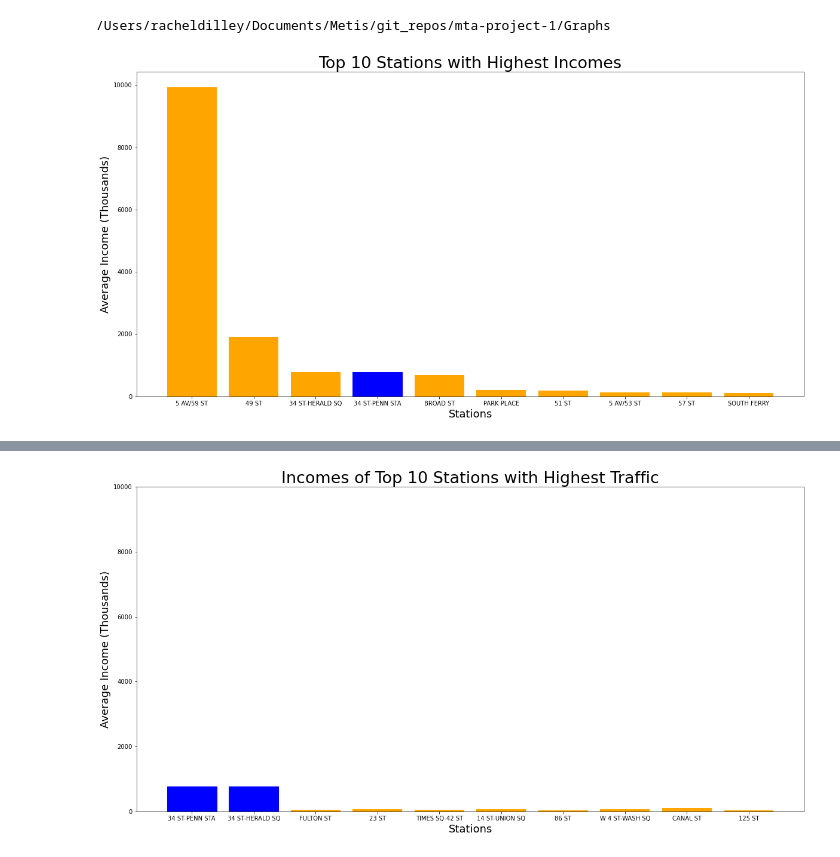
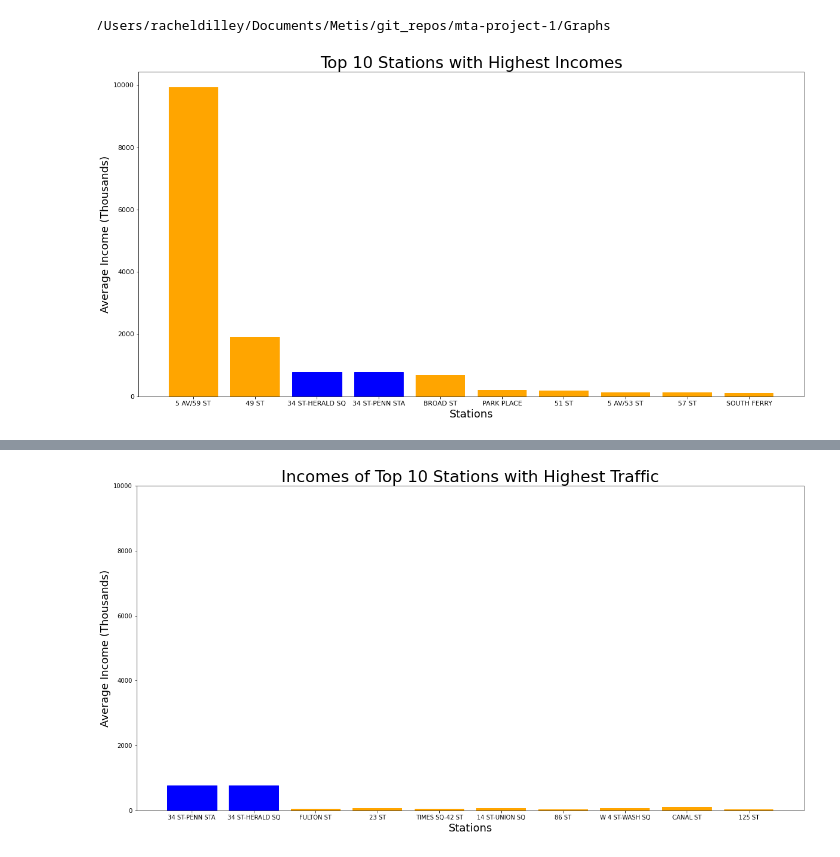
Before and after one commit to racheldilley1/mta-project-1, a Jupyter notebook: Proj2.ipynb, the cells around one changed output, grey strips where cells are left out. Cells and saved outputs as stored; diff of their text form; code cells hidden in the pictures.

```diff
--- a/Proj2.ipynb
+++ b/Proj2.ipynb
@@ -473,22 +473,24 @@ cd Graphs
 # %% [output]
 /Users/racheldilley/Documents/Metis/git_repos/mta-project-1/Graphs
 # %%
+plt.rcParams.update({'font.size': 11})
 top_station_income_df = station_income_df[['Borough_Name','STATION','Avg_Income', 'TOTAL_TRAFFIC']].head(10)
 top_station_income_df['Avg_Income'] = top_station_income_df['Avg_Income']/1000
 #top_station_income_df.duplicated(subset=['STATION'])
 #print(top_station_income_df[top_station_income_df['STATION']==True])
 #print(top_station_income_df[top_station_income_df['STATION']=='34 ST-PENN STA'])
 #plt.rcParams["figure.figsize"] = (8, 4)
 top_inc_bar = plt.bar(top_station_income_df['STATION'], top_station_income_df['Avg_Income'], color='orange')
 plt.xlabel("Stations", fontsize=18)
 plt.ylabel("Average Income (Thousands)",fontsize=18)
 plt.title("Top 10 Stations with Highest Incomes",fontsize=27)
-plt.rcParams.update({'font.size': 10})
+plt.rcParams.update({'font.size': 11})
 top_inc_bar[3].set_color('b')
+top_inc_bar[2].set_color('b')
 plt.savefig('top10_inc_bar.png', dpi=300)
 plt.show()
 # %% [output]
-[figure, old version]
+[figure, new version]
 # %%
 top_traffic_stations_df = station_income_df.copy()
 top_traffic_stations_df = top_traffic_stations_df[['Borough_Name','STATION','Avg_Income', 'TOTAL_TRAFFIC']]
```
Also changed, not shown: 4 other files.
